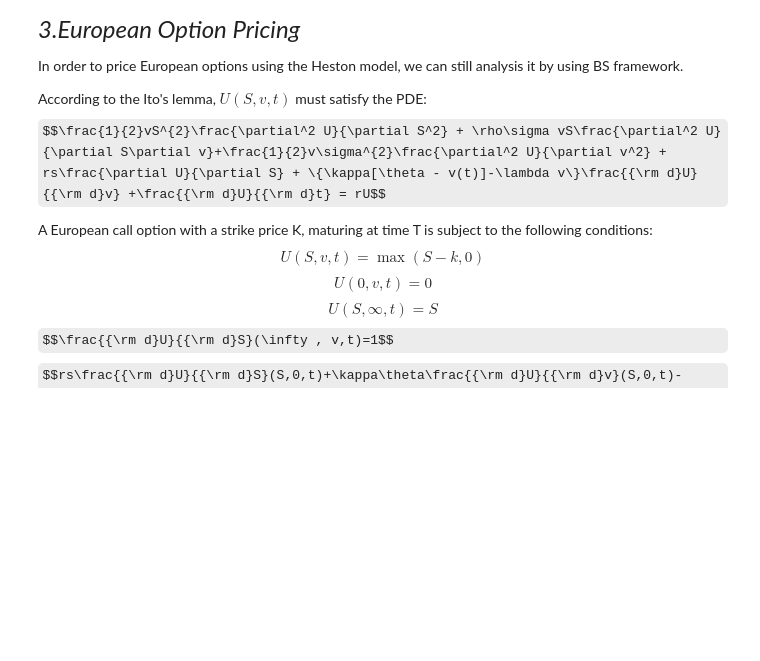
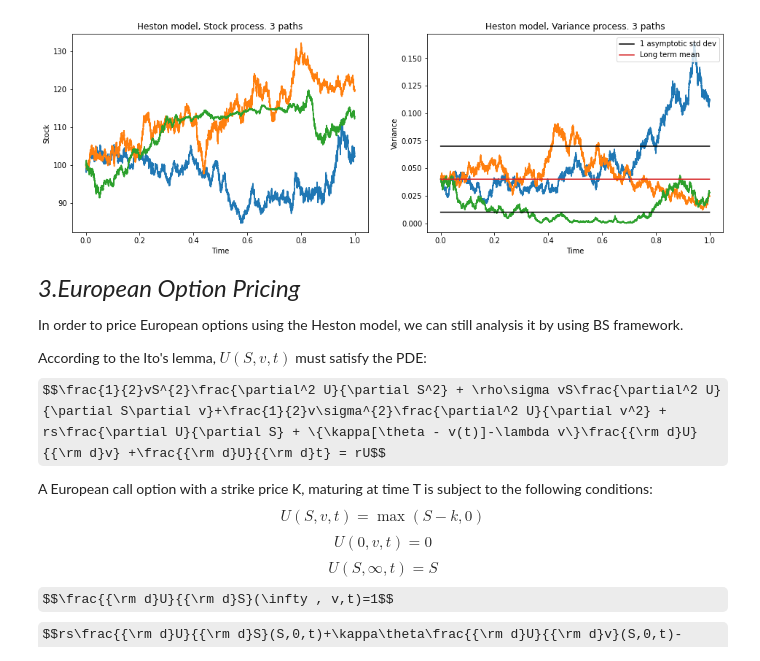
Before and after one commit to BruceWang0729/option-pricing-theory, a Jupyter notebook: Heston Model.ipynb, the cells around one changed output. Saved outputs shown, nothing was run; the diff lists cells and outputs as text; code cells hidden in the pictures; some formulas as TeX source; blank space fills up the shorter version.

```diff
--- a/Heston Model.ipynb
+++ b/Heston Model.ipynb
@@ -67,3 +115,18 @@ where$$ \kappa^{*} = \kappa + \lambda,\qquad\theta^{*}=\frac{\kappa\theta}{(\kap
+# %%
+fig = plt.figure(figsize=(16,5))
+ax1 = fig.add_subplot(121); ax2 = fig.add_subplot(122)
+
+ax1.plot(T_vec, np.exp(X.T) )
+ax1.set_title("Heston model, Stock process. 3 paths"); ax1.set_xlabel("Time"); ax1.set_ylabel("Stock")
+ax2.plot(T_vec, np.exp(Y.T) )
+ax2.set_title("Heston model, Variance process. 3 paths"); ax2.set_xlabel("Time"); ax2.set_ylabel("Variance")
+ax2.plot(T_vec, (theta + std_asy)*np.ones_like(T_vec), label="1 asymptotic std dev", color="black" )
+ax2.plot(T_vec, (theta - std_asy)*np.ones_like(T_vec), color="black" )
+ax2.plot(T_vec, theta*np.ones_like(T_vec), label="Long term mean" )
+ax2.legend(loc="upper right");
+plt.show()
+# %% [output]
+[figure, added]
 # %% [markdown]
 <font size=5 >*3.European Option Pricing*</font>
 
```
Also changed, not shown: parts of 3 cells of this notebook.
